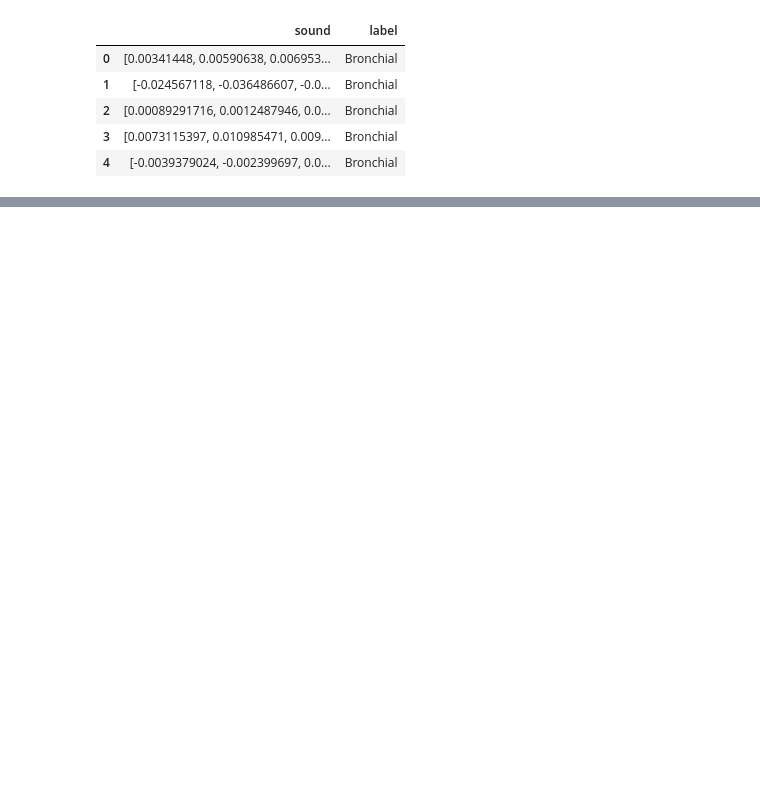
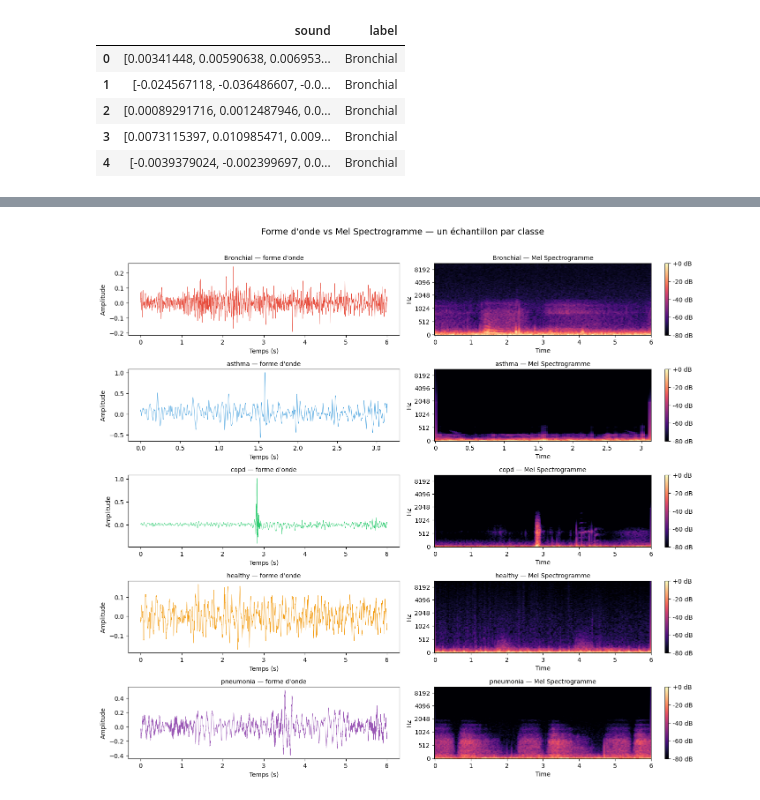
Before and after one commit to Coaraa/respiratory-disease-detection, a Jupyter notebook: data_explore.ipynb, the cells around one changed output, grey strips where cells are left out. Saved outputs shown, nothing was run; the diff lists cells and outputs as text; code cells hidden in the pictures; blank space fills up the shorter version.

```diff
--- a/data_explore.ipynb
+++ b/data_explore.ipynb
@@ -71,0 +236,10 @@ Forme de y: (1211,)
+# %%
+print("=== Amplitude RMS par classe ===")
+for label in np.unique(y):
+    indices = np.where(y == label)[0]
+    rms = np.array([np.sqrt(np.mean(x[i]**2)) for i in indices])
+    print(f"{label:12s} — mean: {rms.mean():.4f}  std: {rms.std():.4f}  min: {rms.min():.4f}  max: {rms.max():.4f}")
+
+print(f"\n=== Amplitude globale ===")
+rms_all = np.array([np.sqrt(np.mean(audio**2)) for audio in x])
+print(pd.Series(rms_all).describe().round(4).to_string())
@@ -71,0 +265,7 @@ Forme de y: (1211,)
+# %%
+from IPython.display import display, Audio
+
+for label in np.unique(y):
+    idx = np.where(y == label)[0][0]
+    print(f"🔊 {label}")
+    display(Audio(data=x[idx], rate=SR))
@@ -71,0 +283,29 @@ Forme de y: (1211,)
+# %%
+import librosa.display
+
+labels_unique = sorted(np.unique(y))
+fig, axes = plt.subplots(len(labels_unique), 2, figsize=(14, len(labels_unique) * 2.5))
+fig.suptitle('Forme d\'onde vs Mel Spectrogramme — un échantillon par classe', fontsize=14, y=1.01)
+
+for i, label in enumerate(labels_unique):
+    idx = np.where(y == label)[0][0]
+    audio = x[idx]
+    duration = len(audio) / SR
+
+    # Waveform
+    axes[i, 0].plot(np.linspace(0, duration, len(audio)), audio, color=colors[i], linewidth=0.5)
+    axes[i, 0].set_title(f'{label} — forme d\'onde', fontsize=10)
+    axes[i, 0].set_xlabel('Temps (s)')
+    axes[i, 0].set_ylabel('Amplitude')
+
+    # Mel Spectrogram
+    mel = librosa.feature.melspectrogram(y=audio, sr=SR, n_mels=128, n_fft=2048, hop_length=512)
+    mel_db = librosa.power_to_db(mel, ref=np.max)
+    img = librosa.display.specshow(mel_db, sr=SR, hop_length=512, x_axis='time', y_axis='mel', ax=axes[i, 1], cmap='magma')
+    axes[i, 1].set_title(f'{label} — Mel Spectrogramme', fontsize=10)
+    fig.colorbar(img, ax=axes[i, 1], format='%+2.0f dB')
+
+plt.tight_layout()
+plt.show()
+# %% [output]
+[figure, added]
```
Also changed, not shown: parts of 18 cells of this notebook, 3 other files.
